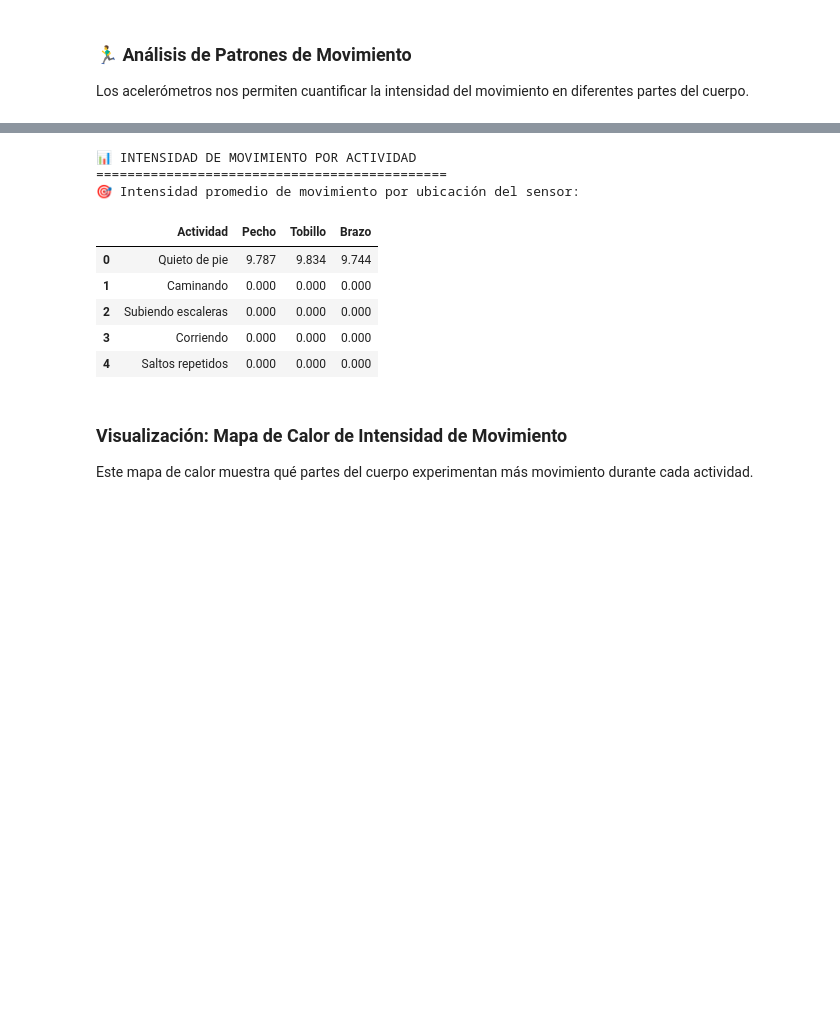
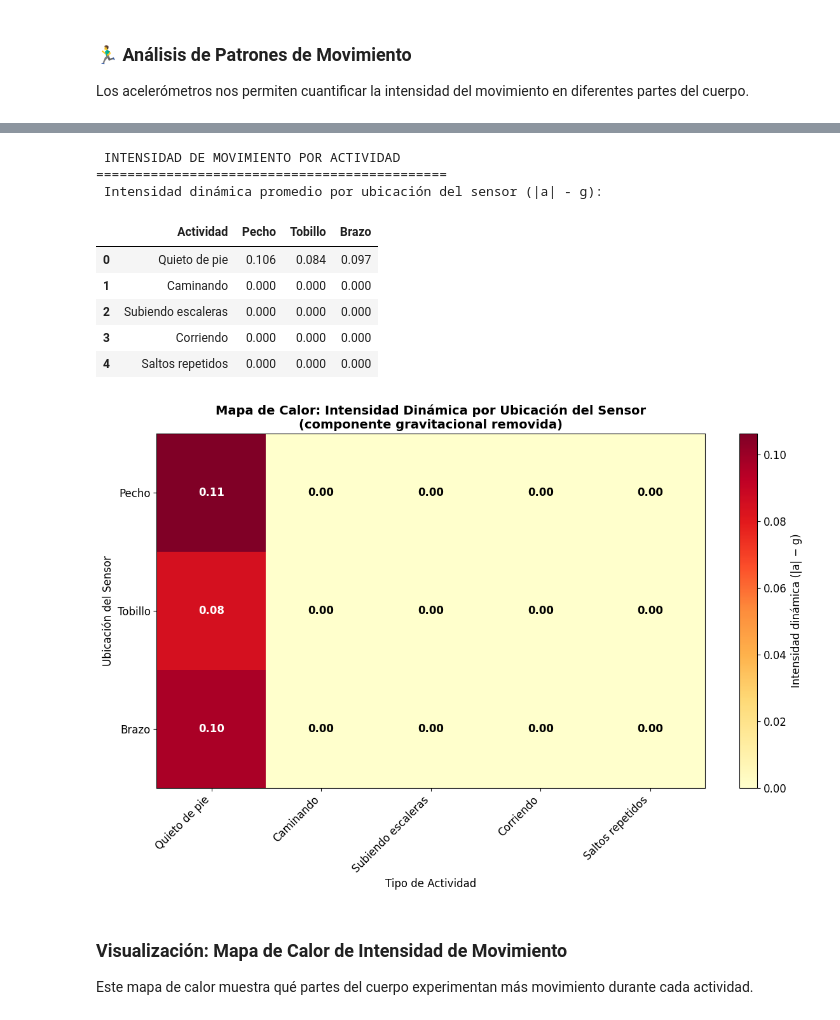
Before and after one commit to Jvviers/analisis_datosSalud, a Jupyter notebook: notebooks/02_analisis_exploratorio.ipynb, the cells around one changed output, grey strips where cells are left out. Drawn from its saved outputs; the diff is of its cells as text; code cells hidden in the pictures; blank space fills up the shorter version.

```diff
--- a/notebooks/02_analisis_exploratorio.ipynb
+++ b/notebooks/02_analisis_exploratorio.ipynb
@@ -465,7 +467,21 @@ df, baseline_g = analizar_patrones_movimiento(df)
 # %%
 # Comparar intensidad de movimiento por actividad
 if 'actividades_dict' not in globals():
-    raise ValueError("El diccionario 'actividades_dict' no está definido. Ejecuta la celda correspondiente antes de continuar.")
+    actividades_dict = {
+        0: 'Sin actividad',
+        1: 'Quieto de pie',
+        2: 'Sentado',
+        3: 'Acostado',
+        4: 'Caminando',
+        5: 'Subiendo escaleras',
+        6: 'Bajando escaleras',
+        7: 'Caminando arriba/abajo',
+        8: 'Caminando arriba/abajo rápido',
+        9: 'Corriendo',
+        10: 'Ciclismo',
+        11: 'Saltando',
+        12: 'Saltos repetidos'
+    }
 
 print(" INTENSIDAD DE MOVIMIENTO POR ACTIVIDAD")
 print("=" * 45)
@@ -508,40 +524,41 @@ if len(df_movimiento) > 0 and any(col in df_movimiento.columns for col in ['Pech
     datos_heatmap = df_movimiento[ubicaciones_disponibles].values.T
 
     im = plt.imshow(datos_heatmap, cmap='YlOrRd', aspect='auto')
 
     plt.xticks(range(len(df_movimiento)), df_movimiento['Actividad'], rotation=45, ha='right')
     plt.yticks(range(len(ubicaciones_disponibles)), ubicaciones_disponibles)
 
     vmax = np.nanmax(datos_heatmap) if np.isfinite(datos_heatmap).any() else 1.0
     for i in range(len(ubicaciones_disponibles)):
         for j in range(len(df_movimiento)):
             valor = datos_heatmap[i, j]
             color_texto = 'white' if valor > vmax/2 else 'black'
             plt.text(j, i, f'{valor:.2f}', ha="center", va="center",
                      color=color_texto, fontweight='bold')
 
     plt.title('Mapa de Calor: Intensidad Dinámica por Ubicación del Sensor\n'
               '(componente gravitacional removida)', fontsize=14, fontweight='bold')
     plt.xlabel('Tipo de Actividad')
     plt.ylabel('Ubicación del Sensor')
 
     cbar = plt.colorbar(im)
     cbar.set_label('Intensidad dinámica (|a| − g)')
 
     plt.tight_layout()
     plt.show()
 else:
     print(" Datos de aceleración no disponibles para visualización completa")
 # %% [output]
-📊 INTENSIDAD DE MOVIMIENTO POR ACTIVIDAD
+ INTENSIDAD DE MOVIMIENTO POR ACTIVIDAD
 =============================================
-🎯 Intensidad promedio de movimiento por ubicación del sensor:
+ Intensidad dinámica promedio por ubicación del sensor (|a| - g):
 |  | Actividad | Pecho | Tobillo | Brazo |
-| 0 | Quieto de pie | 9.787 | 9.834 | 9.744 |
+| 0 | Quieto de pie | 0.106 | 0.084 | 0.097 |
 | 1 | Caminando | 0.000 | 0.000 | 0.000 |
 | 2 | Subiendo escaleras | 0.000 | 0.000 | 0.000 |
 | 3 | Corriendo | 0.000 | 0.000 | 0.000 |
 | 4 | Saltos repetidos | 0.000 | 0.000 | 0.000 |
+[figure, added]
 # %% [markdown]
 ###  **Visualización: Mapa de Calor de Intensidad de Movimiento**
 
```
Also changed, not shown: parts of 10 cells of this notebook.
